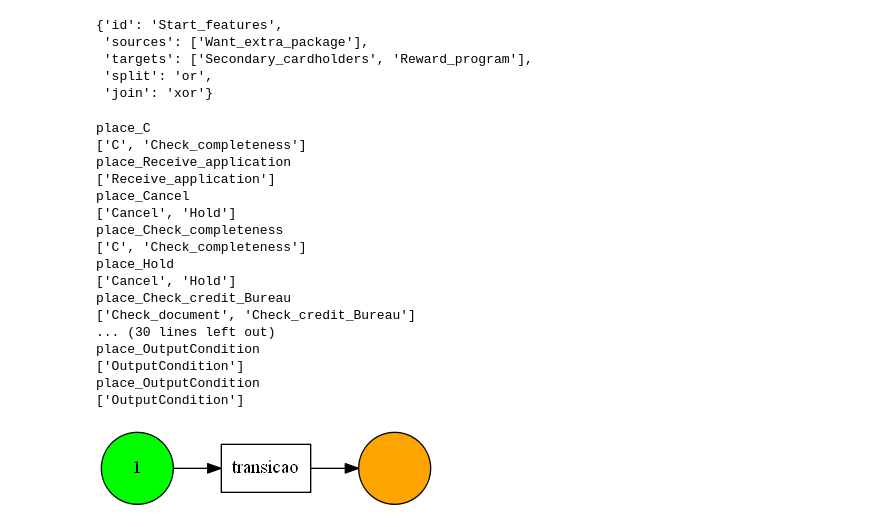
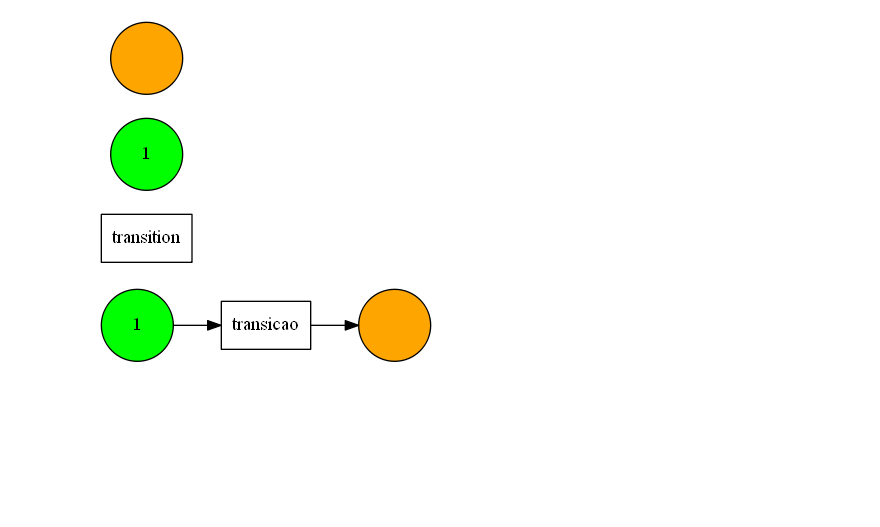
Before and after one commit to pedrogleta/yawl-to-pnml, a Jupyter notebook: yawl-to-petrinet.ipynb, the cells around one changed output. Drawn from its saved outputs; the diff is of its cells as text; code cells hidden in the pictures; blank space fills up the shorter version.

```diff
--- a/yawl-to-petrinet.ipynb
+++ b/yawl-to-petrinet.ipynb
@@ -255,11 +236,3 @@ transitions
-# %%
-transitions[-5]
-# %% [output]
-{'id': 'Start_features',
- 'sources': ['Want_extra_package'],
- 'targets': ['Secondary_cardholders', 'Reward_program'],
- 'split': 'or',
- 'join': 'xor'}
 # %%
 places = [{'id': 'start', 'initialMarking': True}, {'id': 'end', 'initialMarking': False}]
 transitions = [{"id": 'transicao'}]
@@ -267,35 +240,16 @@ arcs = [{'id': '1', 'source': 'start', 'target': 'transicao'}, {'id':'2', 'sourc
 
 pnml = Pnml(places, transitions, arcs)
 pnml.writePnml('petri.pnml')
-# %%
-for place in places:
-    hasSource = False
-    for transition in transitions:
-        if place['id'].replace('place_', '') in transition['targets']:
-            print(place['id'])
-            print(transition['targets'])
-# %% [output]
-place_C
-['C', 'Check_completeness']
-place_Receive_application
-['Receive_application']
-place_Cancel
-['Cancel', 'Hold']
-place_Check_completeness
-['C', 'Check_completeness']
-place_Hold
-['Cancel', 'Hold']
-place_Check_credit_Bureau
-['Check_document', 'Check_credit_Bureau']
-... (30 lines left out)
-place_OutputCondition
-['OutputCondition']
-place_OutputCondition
-['OutputCondition']
 # %%
 log = xes_importer.apply('running-example.xes')
 net, initial_marking, final_marking = alpha_miner.apply(log)
 pnml_exporter.apply(net, initial_marking, "running-example.pnml")
+# %%
+net, initial_marking, final_marking = pnml_importer.apply('inhibitor-demo.xml')
+gviz = pn_visualizer.apply(net, initial_marking, final_marking)
+pn_visualizer.view(gviz)
+# %% [output]
+[figure, added]
 # %%
 gviz = pn_visualizer.apply(net, initial_marking, final_marking)
 pn_visualizer.view(gviz)
```
Also changed, not shown: parts of 2 cells of this notebook, 4 other files.
